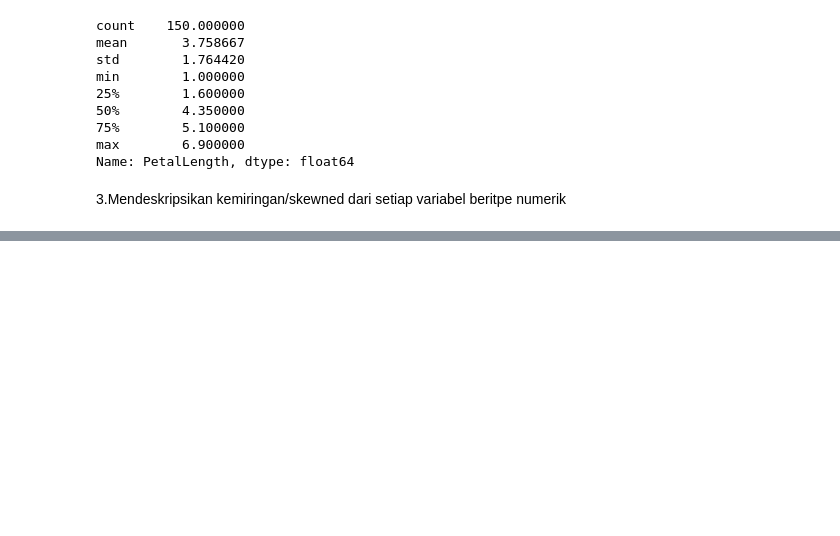
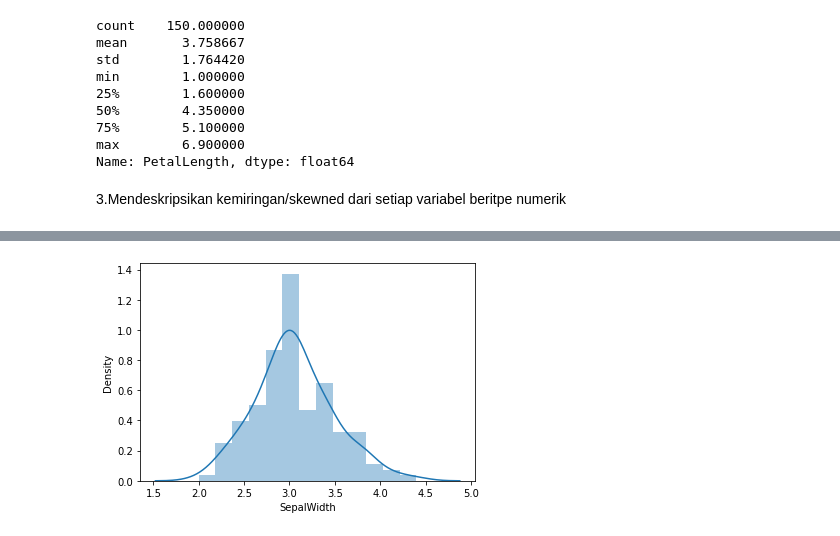
Before and after one commit to narulitaap/DataMining, a Jupyter notebook: _sources/notebooks.ipynb, the cells around one changed output, grey strips where cells are left out. Saved outputs shown, nothing was run; the diff lists cells and outputs as text; code cells hidden in the pictures; blank space fills up the shorter version.

```diff
--- a/_sources/notebooks.ipynb
+++ b/_sources/notebooks.ipynb
@@ -78,0 +153,5 @@ sns.displot(c['PetalLength']);
+# %%
+# Menampilkan histogram untuk kolom pada data menggunakan seaborn
+sns.distplot(dt['SepalWidth']);
+# %% [output]
+[figure, added]
```
Also changed, not shown: parts of 19 cells of this notebook, 12 other files.
